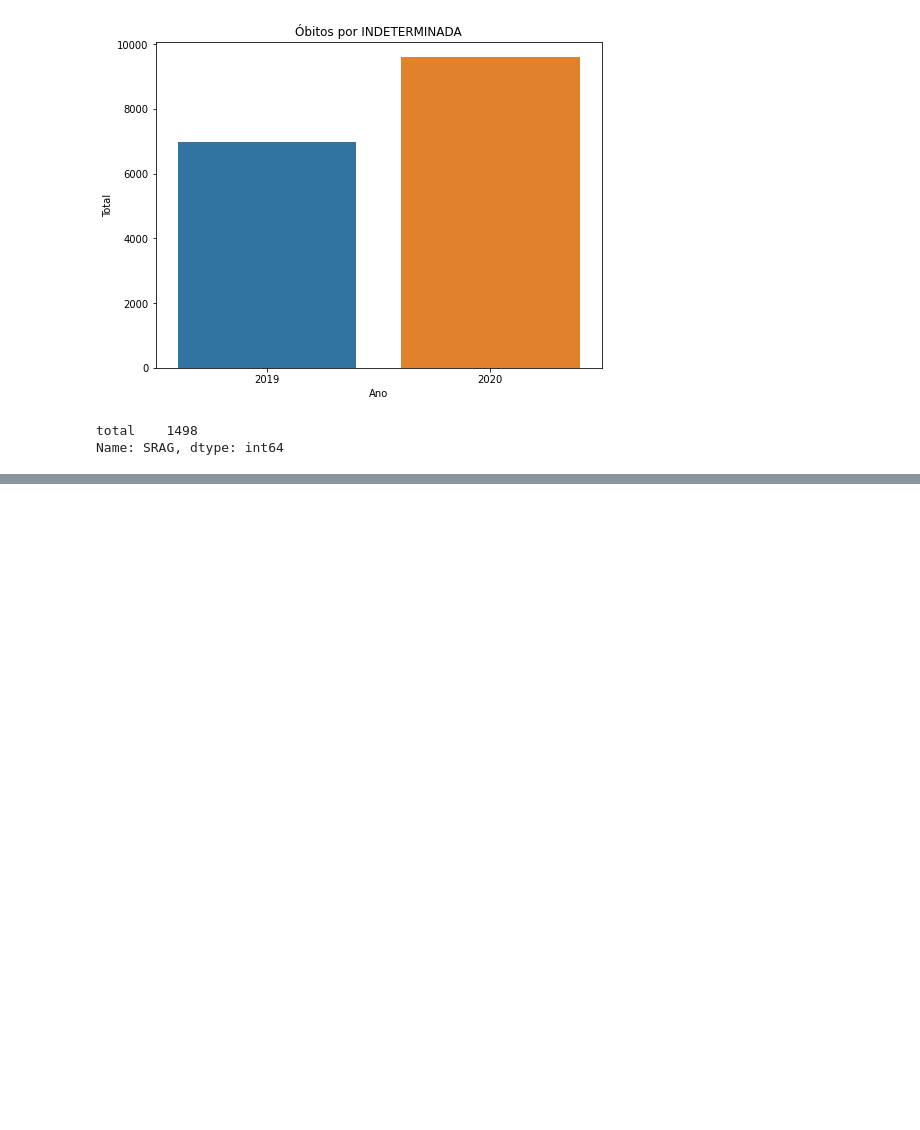
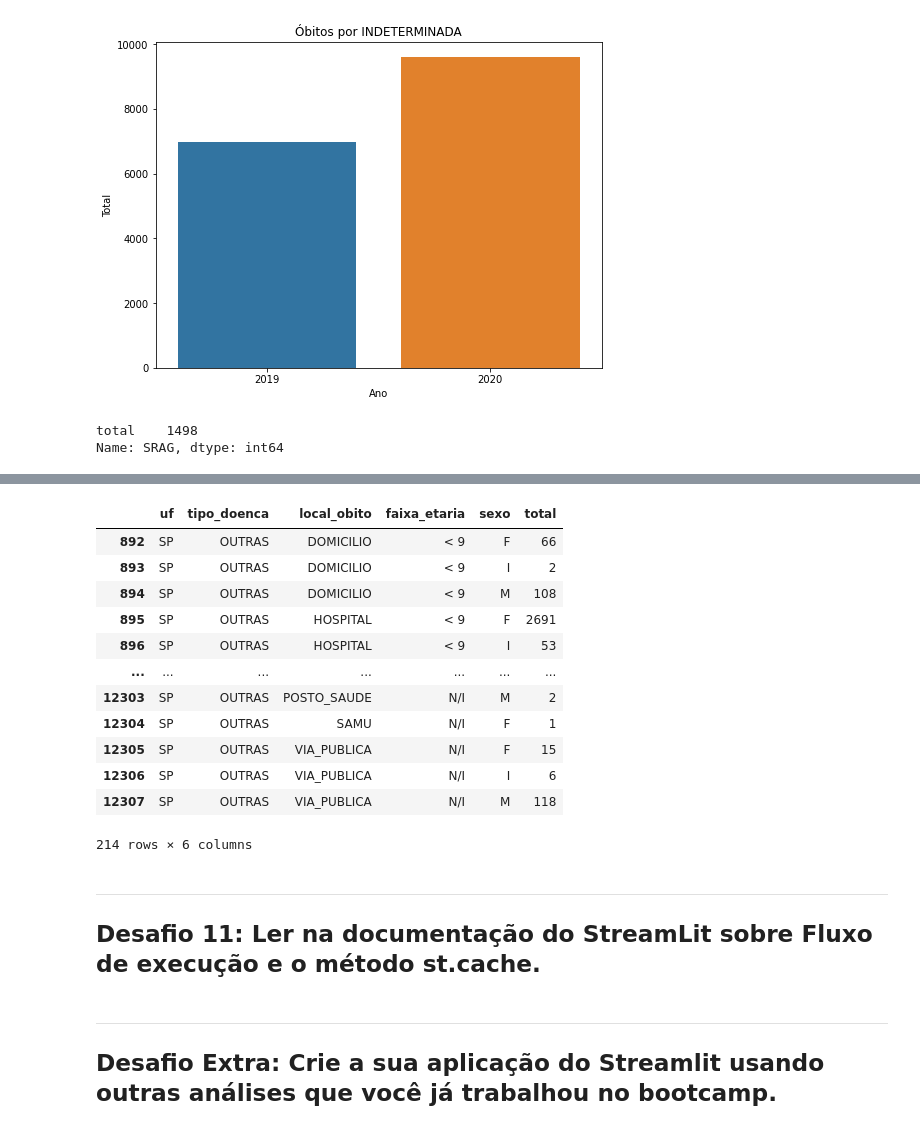
Before and after one commit to gustavopierre/analise_covid, a Jupyter notebook: notebooks/analyze_covid_deaths.ipynb, the cells around one changed output, grey strips where cells are left out. Cells and saved outputs as stored; diff of their text form; code cells hidden in the pictures; blank space fills up the shorter version.

```diff
--- a/notebooks/analyze_covid_deaths.ipynb
+++ b/notebooks/analyze_covid_deaths.ipynb
@@ -231,0 +423,34 @@ Name: SRAG, dtype: int64
+# %%
+def obtendo_dataframes(data_2019, data_2020, causa, estado="BRASIL"):
+    if estado == "BRASIL":
+        data_sel_2019 = data_2019.query(f"tipo_doenca == '{causa}'")
+        data_sel_2020 = data_2020.query(f"tipo_doenca == '{causa}'")
+    else:
+        data_sel_2019 = data_2019.query(f"tipo_doenca == '{causa}' and uf == '{estado}'")
+        data_sel_2020 = data_2020.query(f"tipo_doenca == '{causa}' and uf == '{estado}'")
+
+    return data_sel_2019, data_sel_2020
+
+
+df1, df2 = obtendo_dataframes(data_2019, data_2020, "OUTRAS", "SP")
+df1
+# %% [output]
+|  | uf | tipo_doenca | local_obito | faixa_etaria | sexo | total |
+| 892 | SP | OUTRAS | DOMICILIO | < 9 | F | 66 |
+| 893 | SP | OUTRAS | DOMICILIO | < 9 | I | 2 |
+| 894 | SP | OUTRAS | DOMICILIO | < 9 | M | 108 |
+| 895 | SP | OUTRAS | HOSPITAL | < 9 | F | 2691 |
+| 896 | SP | OUTRAS | HOSPITAL | < 9 | I | 53 |
+| ... | ... | ... | ... | ... | ... | ... |
+| 12303 | SP | OUTRAS | POSTO_SAUDE | N/I | M | 2 |
+| 12304 | SP | OUTRAS | SAMU | N/I | F | 1 |
+| 12305 | SP | OUTRAS | VIA_PUBLICA | N/I | F | 15 |
+| 12306 | SP | OUTRAS | VIA_PUBLICA | N/I | I | 6 |
+| 12307 | SP | OUTRAS | VIA_PUBLICA | N/I | M | 118 |
+214 rows × 6 columns
+# %% [markdown]
+---
+## Desafio 11: Ler na documentação do StreamLit sobre Fluxo de execução e o método st.cache.
+# %% [markdown]
+---
+## Desafio Extra:  Crie a sua aplicação do Streamlit usando outras análises que você já trabalhou no bootcamp.
```
Also changed, not shown: parts of 24 cells of this notebook, 2 other files.
